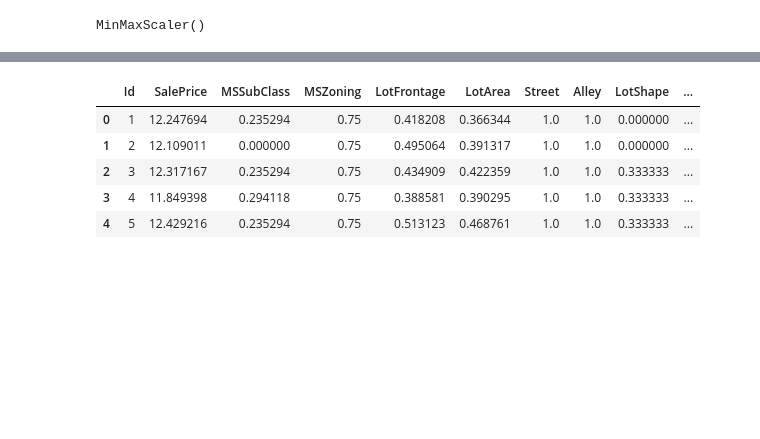
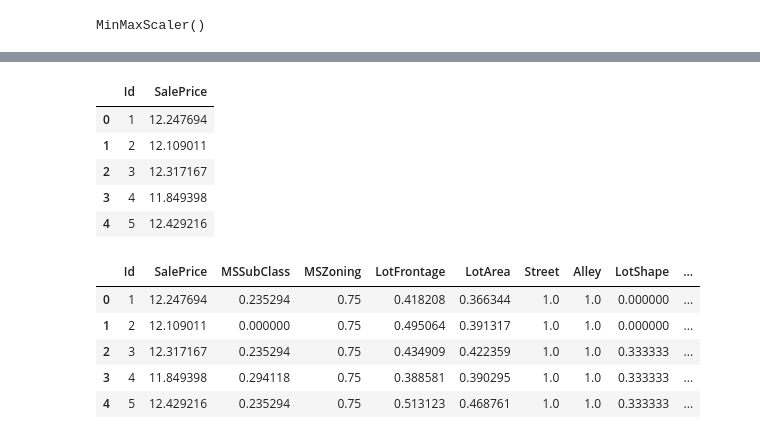
Before and after one commit to strumer69/House_price_advenced, a Jupyter notebook: House_advanced_4.ipynb, the cells around one changed output, grey strips where cells are left out. Cells and saved outputs as stored; diff of their text form; code cells hidden in the pictures; blank space fills up the shorter version.

```diff
--- a/House_advanced_4.ipynb
+++ b/House_advanced_4.ipynb
@@ -457,2 +486,13 @@ array([[0.23529412, 0.75      , 0.41820812, ..., 0.        , 0.        ,
+# %%
+#understanding
+dd=dataset[['Id', 'SalePrice']].reset_index(drop=True)
+dd.head()
+# %% [output]
+|  | Id | SalePrice |
+| 0 | 1 | 12.247694 |
+| 1 | 2 | 12.109011 |
+| 2 | 3 | 12.317167 |
+| 3 | 4 | 11.849398 |
+| 4 | 5 | 12.429216 |
 # %%
 # transform the train and test set, and add on the Id and SalePrice variables
```
Also changed, not shown: parts of 33 cells of this notebook.
